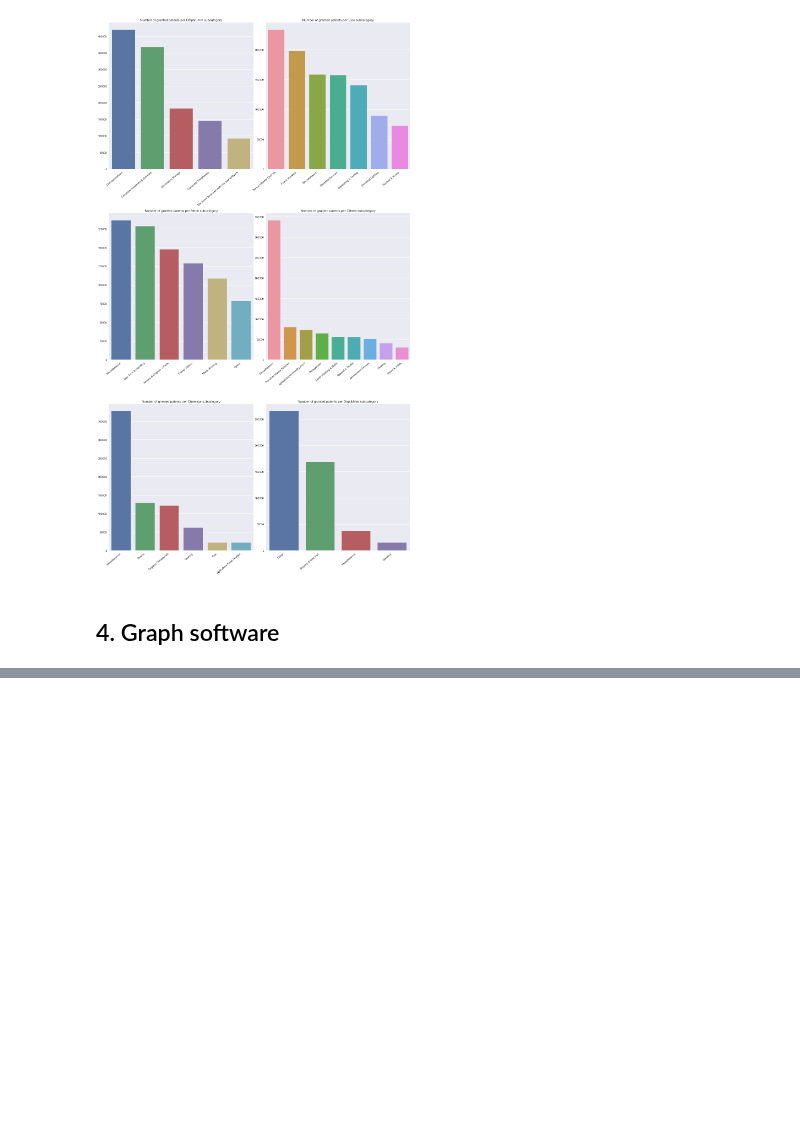
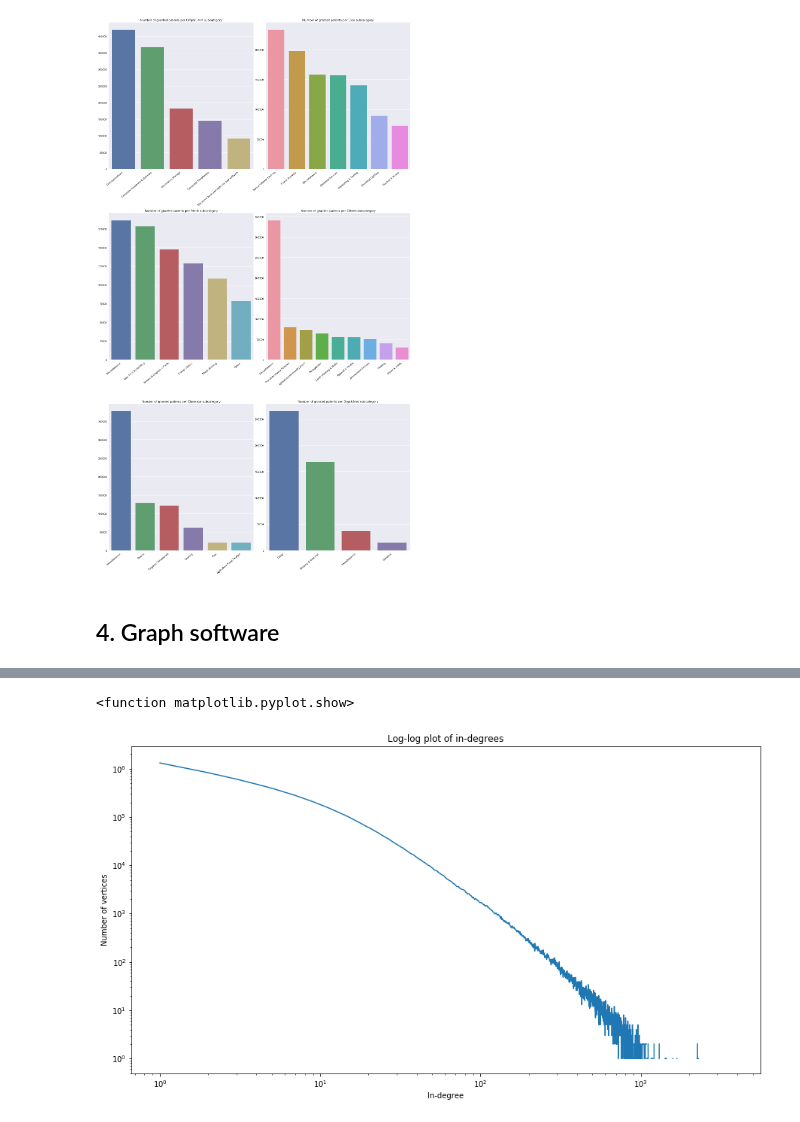
Before and after one commit to roman-bachmann/prayingmantissa, a Jupyter notebook: project/patents.ipynb, the cells around one changed output, grey strips where cells are left out. Saved outputs shown, nothing was run; the diff lists cells and outputs as text; code cells hidden in the pictures; blank space fills up the shorter version.

```diff
--- a/project/patents.ipynb
+++ b/project/patents.ipynb
@@ -349,0 +556,10 @@ graph = load_graph(DATA + 'citations_graph.xml.gz')
+# %%
+plt.figure(1, figsize=(15, 8))
+plt.title('Log-log plot of in-degrees')
+plt.loglog(vhist_in[1][:-1], vhist_in[0])
+plt.xlabel('In-degree')
+plt.ylabel('Number of vertices')
+plt.show
+# %% [output]
+<function matplotlib.pyplot.show>
+[figure, added]
```
Also changed, not shown: parts of 58 cells of this notebook.
